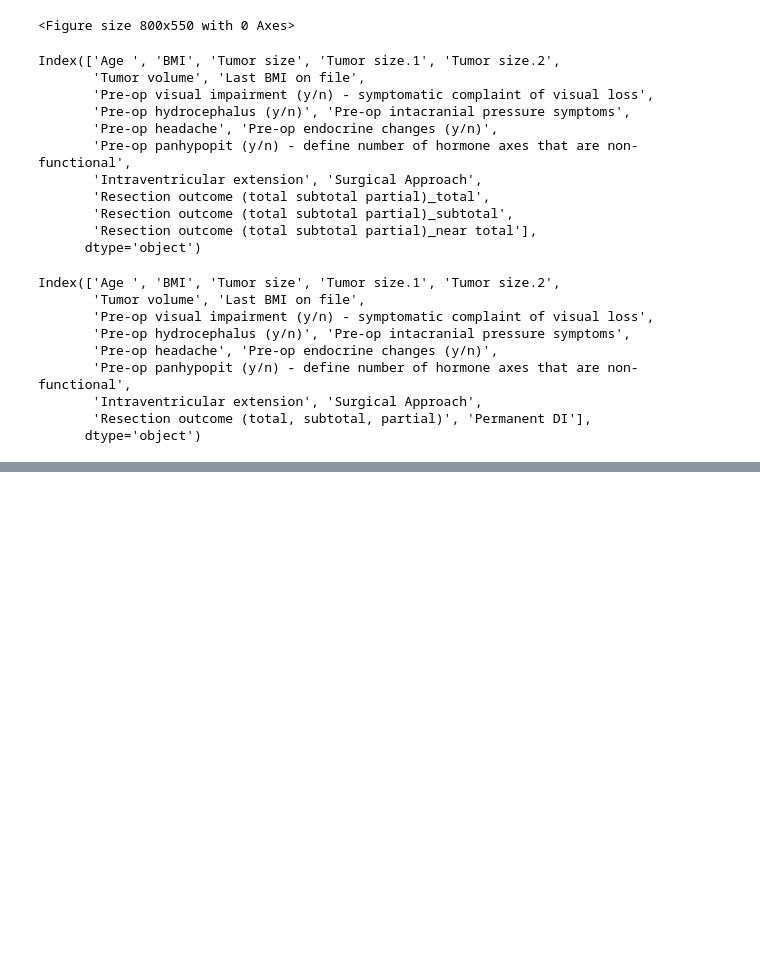
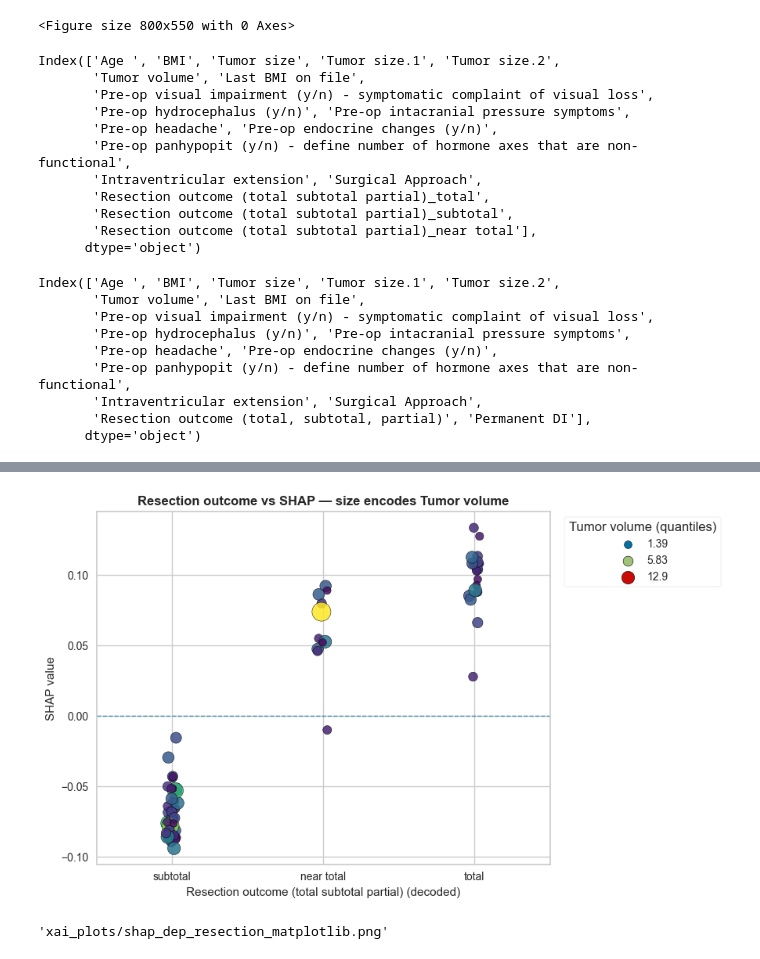
Before and after one commit to shrinitbabel/craniopharyngioma, a Jupyter notebook: Explainable.ipynb, the cells around one changed output, grey strips where cells are left out. Drawn from its saved outputs; the diff is of its cells as text; code cells hidden in the pictures; blank space fills up the shorter version.

```diff
--- a/Explainable.ipynb
+++ b/Explainable.ipynb
@@ -552,0 +870,73 @@ fig3.show()
+# %%
+# --- Decode the 3-level OHE for: "Resection outcome (total, subtotal, partial)" ---
+import re
+import numpy as np
+import pandas as pd
+
+def _norm(s: str) -> str:
+    # normalize for tolerant matching
+    return re.sub(r"[\W_]+", " ", str(s)).strip().lower()
+
+def decode_ohe_to_single_series(base_name: str, X: pd.DataFrame) -> pd.Series:
+    """
+    Collapse one-hot columns for a categorical feature into a single categorical Series.
+    Works even if punctuation/spacing differs between base and column names.
+    """
+    cols = []
+    levels = []
+
+    # 1) exact prefix match (preferred)
+    prefix = base_name + "_"
+    for c in X.columns:
+        if c.startswith(prefix):
+            cols.append(c)
+            levels.append(c.split(prefix, 1)[1])
+
+    # 2) tolerant match if nothing found
+    if not cols:
+        bn = _norm(base_name)
+        for c in X.columns:
+            cn = _norm(c)
+            if cn.startswith(bn + " "):  # normalized "base + _"
+                cols.append(c)
+                # take original suffix after last "_"
+                levels.append(c.split("_", 1)[1] if "_" in c else c)
+
+    if not cols:
+        raise KeyError(f"No OHE columns found for '{base_name}'")
+
+    M = X[cols].to_numpy()
+    idx = M.argmax(axis=1)
+    labels = np.array(levels, dtype=object)[idx]
+    labels[(M.sum(axis=1) == 0)] = np.nan  # rows with all zeros → NaN
+
+    return pd.Series(pd.Categorical(labels, categories=levels),
+                     name=base_name).reset_index(drop=True)
+
+# Build decoded labels for plotting on x
+# --- Decode the OHE columns for "Resection outcome" and reorder categories ---
+resection_base = "Resection outcome (total subtotal partial)"
+
+resection_decoded = decode_ohe_to_single_series(resection_base, X_explain_decoded)
+
+# Force the x-axis order: subtotal → near total → total
+desired_order = ["subtotal", "near total", "total"]
+
+# Apply new ordered categories
+resection_decoded = pd.Categorical(resection_decoded, categories=desired_order, ordered=True)
+resection_decoded = pd.Series(resection_decoded, name=resection_base)
+
+# --- SHAP dependence plot ---
+shap_dependence_matplotlib(
+    shap_vals_kernel,
+    X_explain_decoded,
+    feature_x=resection_base,        # base name for SHAP feature grouping
+    y_feature=resection_base,        # y-axis SHAP from the same feature
+    x_display=resection_decoded,     # decoded + ordered categories for x-axis
+    size_feature="Tumor volume",     # bubble size = tumor volume
+    title="Resection outcome vs SHAP — size encodes Tumor volume",
+    filename="xai_plots/shap_dep_resection_matplotlib.png"
+)
+# %% [output]
+[figure, added]
+'xai_plots/shap_dep_resection_matplotlib.png'
```
Also changed, not shown: parts of 11 cells of this notebook, 26 other files.
